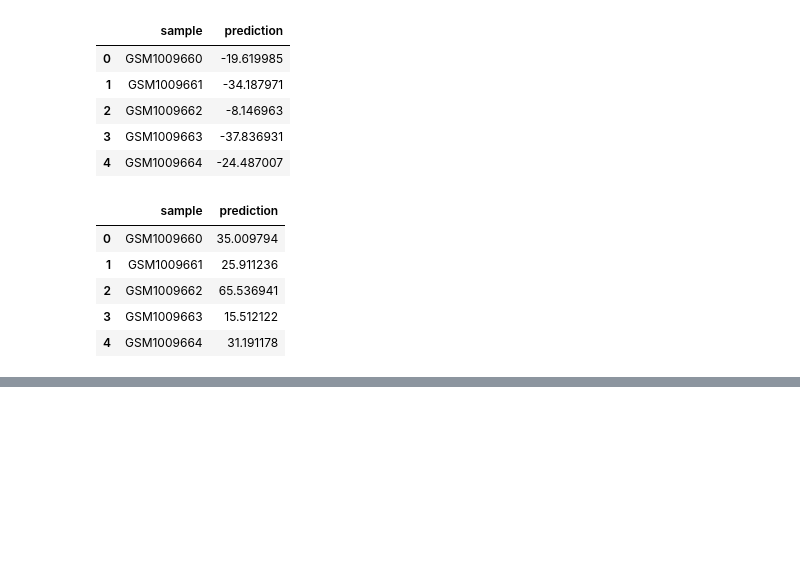
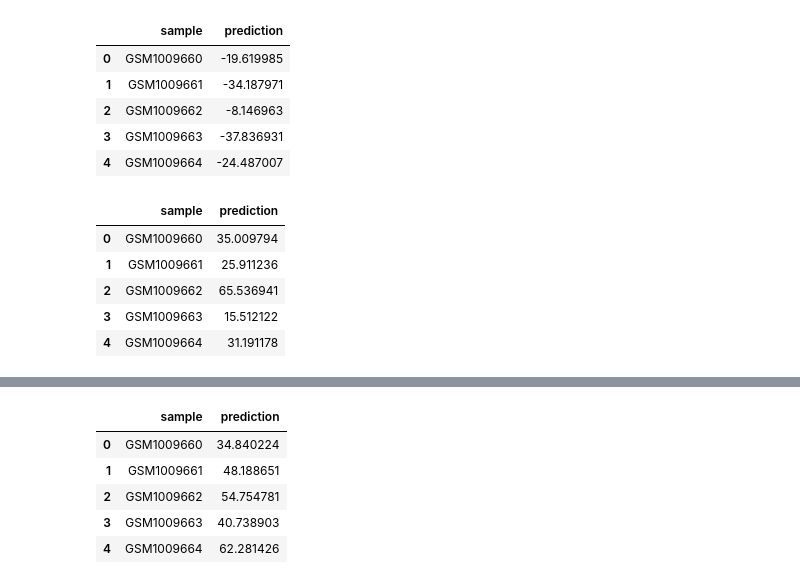
Before and after one commit to ComputationalAgingLab/ComputAge, a Jupyter notebook: computage/deage/workbook.ipynb, the cells around one changed output, grey strips where cells are left out. Drawn from its saved outputs; the diff is of its cells as text; code cells hidden in the pictures; blank space fills up the shorter version.

```diff
--- a/computage/deage/workbook.ipynb
+++ b/computage/deage/workbook.ipynb
@@ -270,0 +297,13 @@ predictions.head()
+# %%
+yingdamAge = os.path.join(raw_models,'YingDamAge.csv')
+yingdamAge_model = LinearMethylationModel(yingdamAge)
+yingdamAge_pred = yingdamAge_model.predict(df)
+yingdamAge_pred['prediction']+= 543.4315887
+yingdamAge_pred.head()
+# %% [output]
+|  | sample | prediction |
+| 0 | GSM1009660 | 34.840224 |
+| 1 | GSM1009661 | 48.188651 |
+| 2 | GSM1009662 | 54.754781 |
+| 3 | GSM1009663 | 40.738903 |
+| 4 | GSM1009664 | 62.281426 |
```
Also changed, not shown: parts of 7 cells of this notebook.
